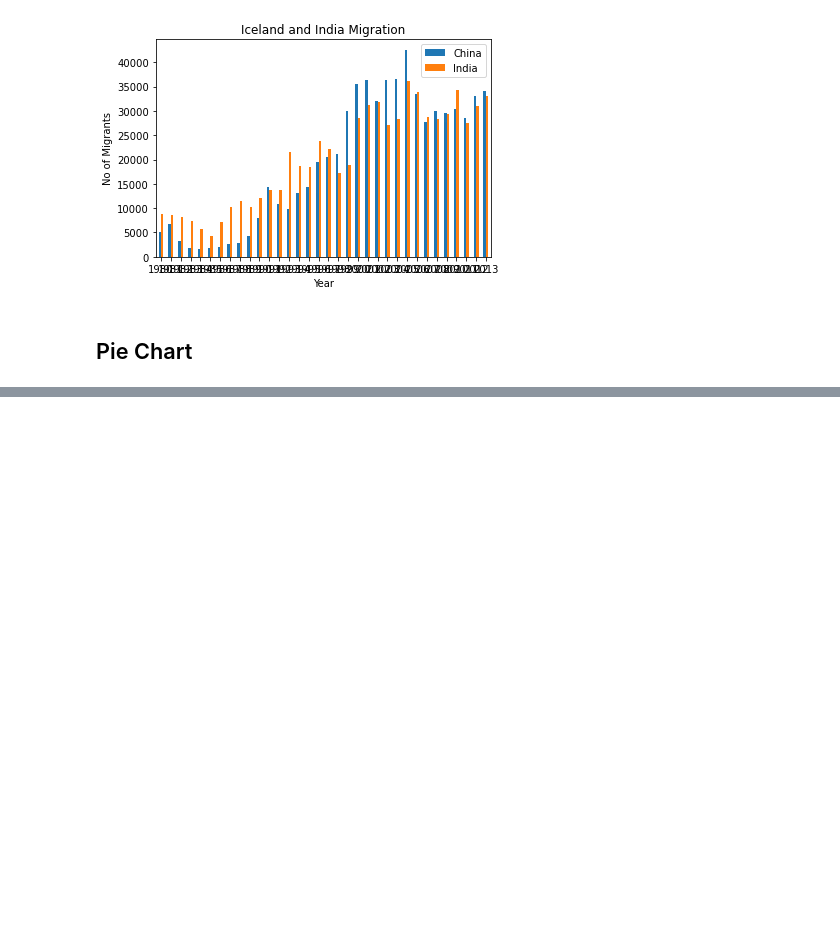
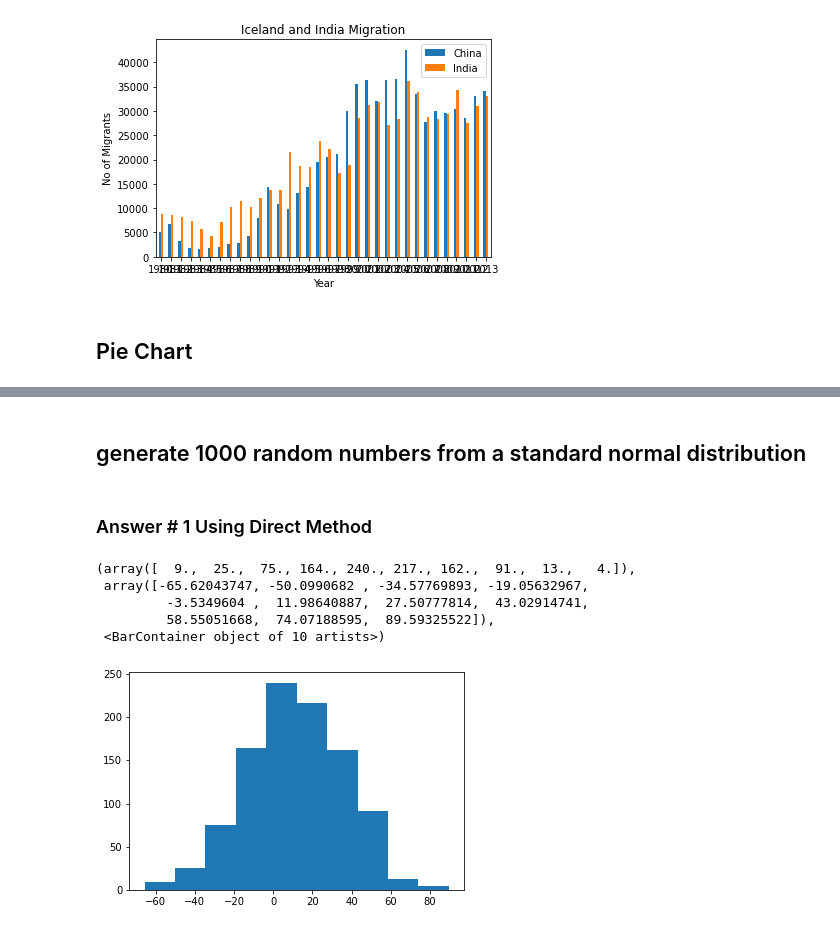
Before and after one commit to viththiananth/Data-Visualization-Using-Python_My-Pursuit, a Jupyter notebook: 2. Matplotlib_Data Visualization with Python_In Class.ipynb, the cells around one changed output, grey strips where cells are left out. Cells and saved outputs as stored; diff of their text form; code cells hidden in the pictures; blank space fills up the shorter version.

```diff
--- a/2. Matplotlib_Data Visualization with Python_In Class.ipynb
+++ b/2. Matplotlib_Data Visualization with Python_In Class.ipynb
@@ -341,0 +357,19 @@ df_pie_chart = df[col_of_interest]
+# %% [markdown]
+## generate 1000 random numbers from a standard normal distribution
+# %% [markdown]
+### Answer # 1 Using Direct Method
+# %%
+import matplotlib as mpl
+import matplotlib.pyplot as plt
+import pandas as pd
+import numpy as np
+
+normal_dist = random.normal(loc = 12, scale =25 , size = 1000)
+plt.hist(normal_dist)
+# %% [output]
+(array([  9.,  25.,  75., 164., 240., 217., 162.,  91.,  13.,   4.]),
+ array([-65.62043747, -50.0990682 , -34.57769893, -19.05632967,
+         -3.5349604 ,  11.98640887,  27.50777814,  43.02914741,
+         58.55051668,  74.07188595,  89.59325522]),
+ <BarContainer object of 10 artists>)
+[figure, added]
```
Also changed, not shown: parts of 39 cells of this notebook, 2 other files.
